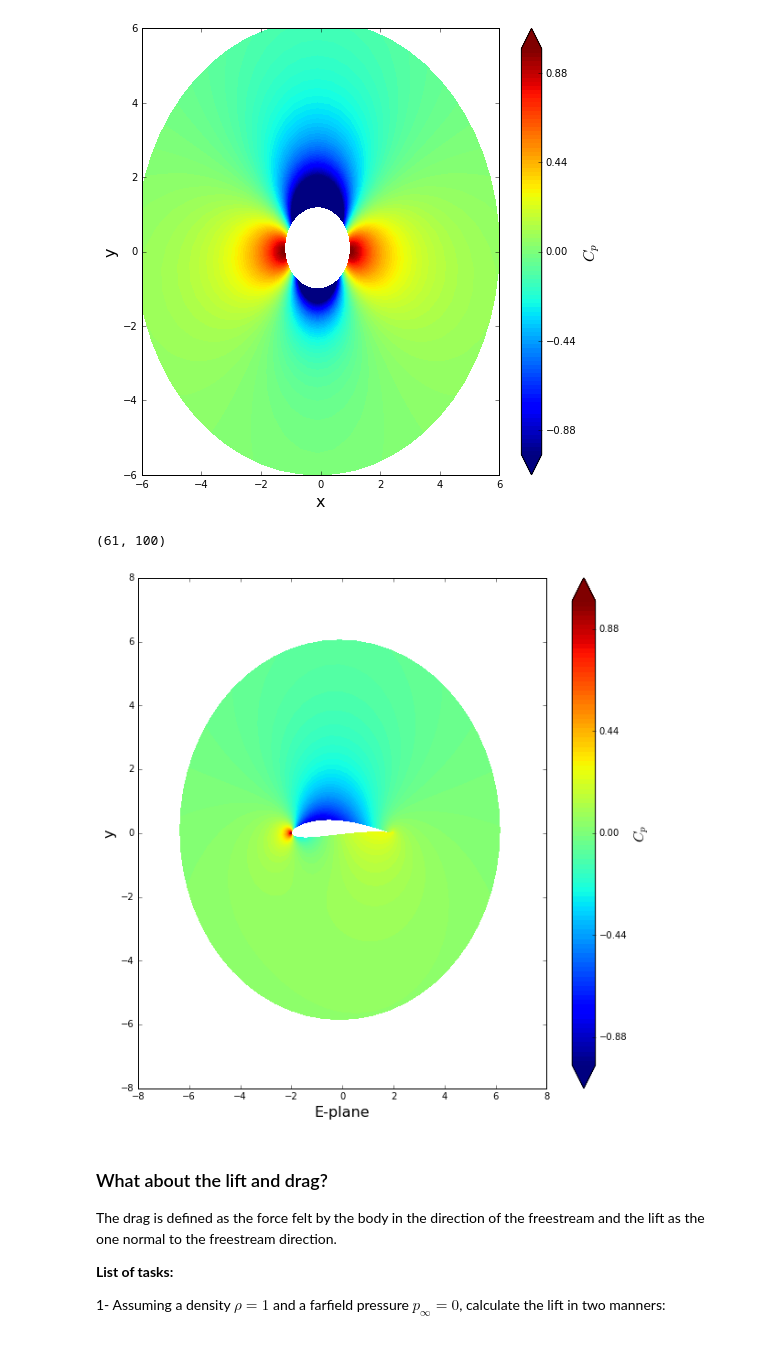
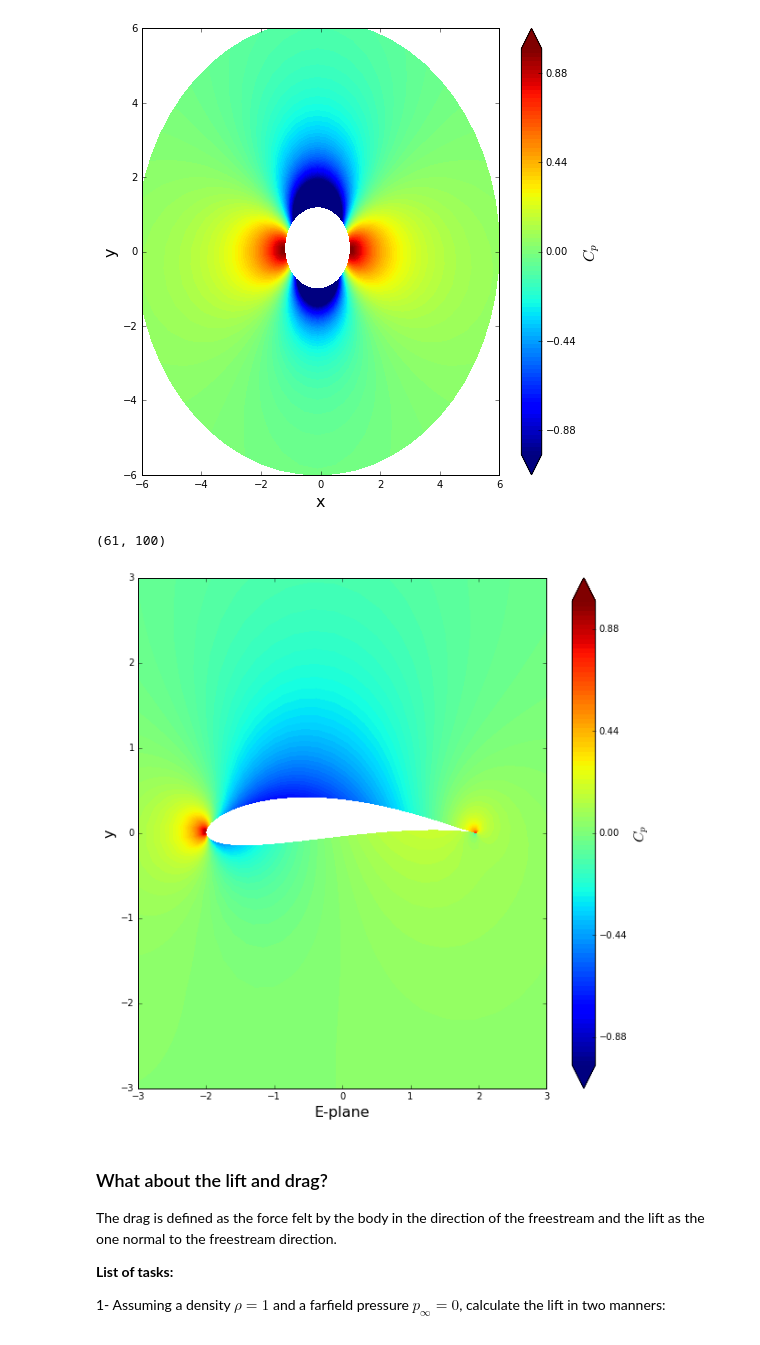
Before and after one commit to liu19941121/mae6226-work, a Jupyter notebook: midterm/midterm.ipynb, the cells around one changed output. Cells and saved outputs as stored; diff of their text form; code cells hidden in the pictures.

```diff
--- a/midterm/midterm.ipynb
+++ b/midterm/midterm.ipynb
@@ -462,6 +462,7 @@ We need to satisfy the [Kutta condition](http://en.wikipedia.org/wiki/Kutta_cond
 # %%
 # Use this cell to write your functions.
 # 1
-gamma = -1*4*math.pi*R*numpy.sin(-theta)
+theta_z = math.pi/60
+gamma = -1*4*math.pi*R*numpy.sin(-theta_z)
 print('gamma = ', gamma)
 # %% [output]
@@ -562,22 +563,22 @@ cbar.set_ticks([-0.88, -0.44, 0.0, 0.44, 0.88])
 # %%
 cp_4 = 1.0 - (u_4**2 + v_4**2)/u_inf**2
 
 # plot the pressure coefficient field in the E-plane
 size = 10
 pyplot.figure(figsize=(size, size))
 pyplot.xlabel('x', fontsize=16)
 pyplot.ylabel('y', fontsize=16)
 pyplot.xlabel('E-plane', fontsize=16)
-pyplot.xlim(-8.0, 8.0)
-pyplot.ylim(-8.0, 8.0)
+pyplot.xlim(-3.0, 3.0)
+pyplot.ylim(-3.0, 3.0)
 contf = pyplot.contourf(z_2.real, z_2.imag, cp_4, levels=numpy.linspace(-1.0, 1.0, 100), extend='both')
 cbar = pyplot.colorbar(contf)
 cbar.set_label('$C_p$', fontsize=16)
 cbar.set_ticks([-0.88, -0.44, 0.0, 0.44, 0.88])
 numpy.shape(cp_4)
 # %% [output]
 (61, 100)
-[figure, old version]
+[figure, new version]
 # %% [markdown]
 ### What about the lift and drag?
 
```
Also changed, not shown: parts of 6 cells of this notebook.
